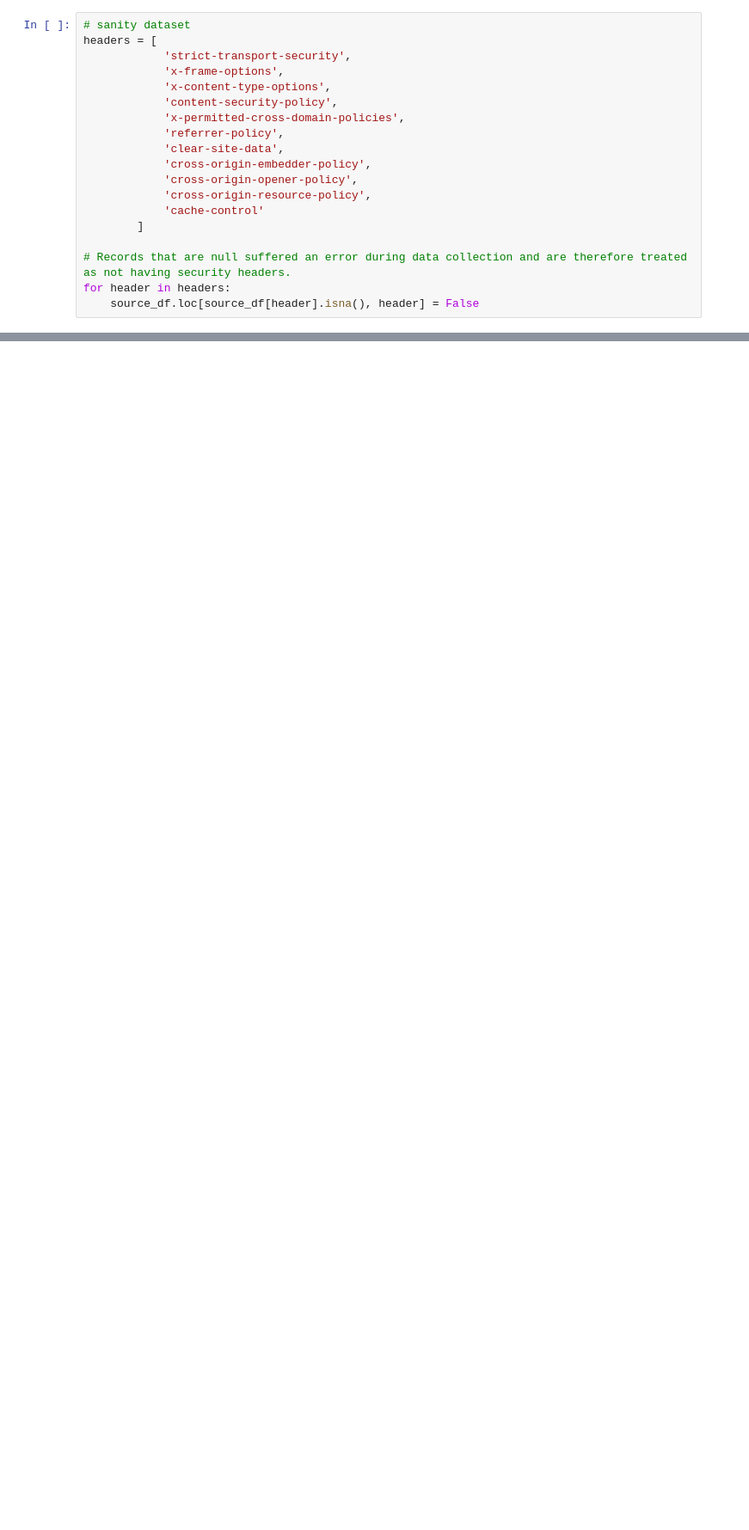
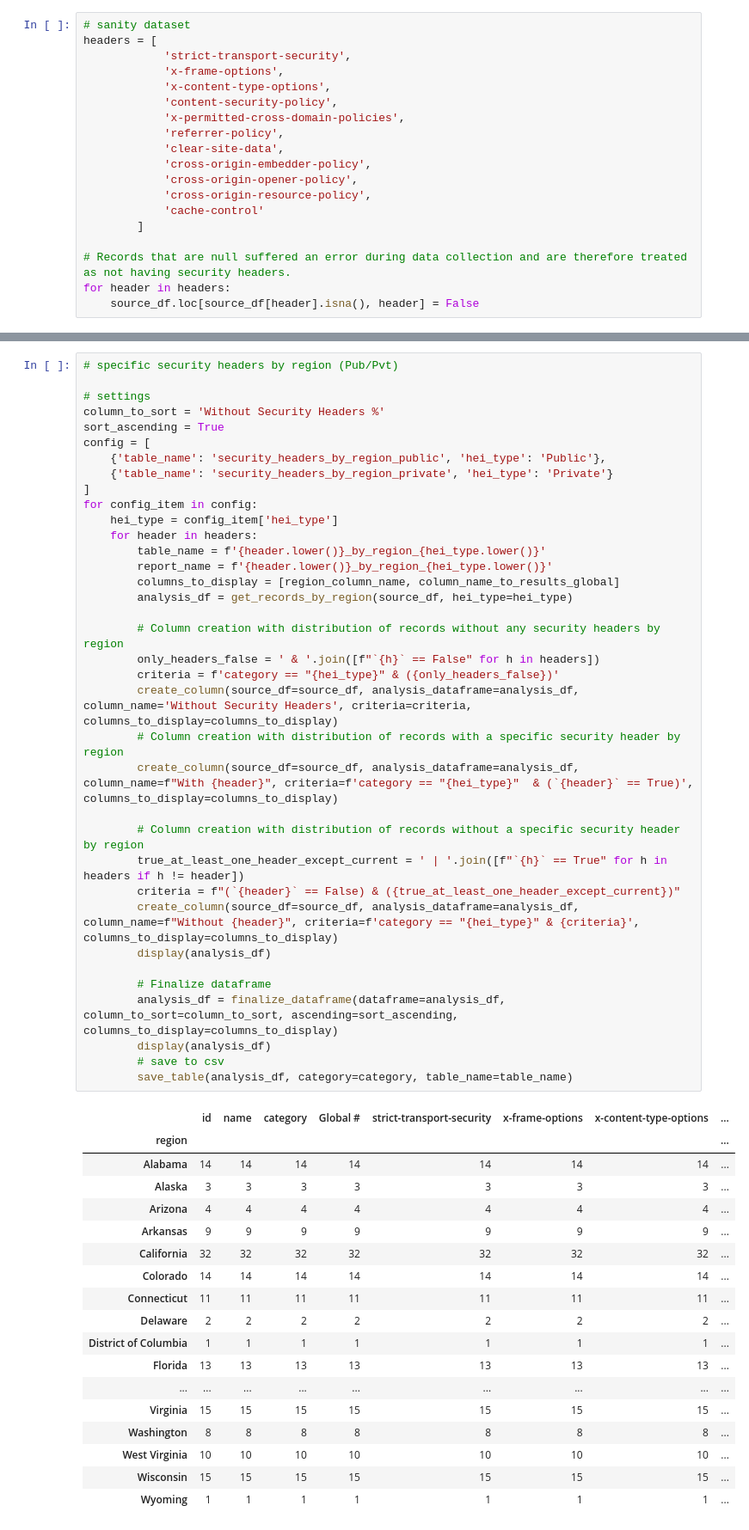
Before and after one commit to jacksonbarreto/WebSecureScout-Analyzer, a Jupyter notebook: analizer/security_header_analysis.ipynb, the cells around one changed output, grey strips where cells are left out. Shown at 86% size. Saved outputs shown, nothing was run; the diff lists cells and outputs as text; blank space fills up the shorter version.

```diff
--- a/analizer/security_header_analysis.ipynb
+++ b/analizer/security_header_analysis.ipynb
@@ -131,0 +251,55 @@ In contrast, private institutions in Georgia (0.00\%), Texas (0.00\%), and Color
+# %%
+# specific security headers by region (Pub/Pvt)
+
+# settings
+column_to_sort = 'Without Security Headers %'
+sort_ascending = True
+config = [
+    {'table_name': 'security_headers_by_region_public', 'hei_type': 'Public'},
+    {'table_name': 'security_headers_by_region_private', 'hei_type': 'Private'}
+]
+for config_item in config:
+    hei_type = config_item['hei_type']
+    for header in headers:
+        table_name = f'{header.lower()}_by_region_{hei_type.lower()}'
+        report_name = f'{header.lower()}_by_region_{hei_type.lower()}'
+        columns_to_display = [region_column_name, column_name_to_results_global]
+        analysis_df = get_records_by_region(source_df, hei_type=hei_type)
+
+        # Column creation with distribution of records without any security headers by region
+        only_headers_false = ' & '.join([f"`{h}` == False" for h in headers])
+        criteria = f'category == "{hei_type}" & ({only_headers_false})'
+        create_column(source_df=source_df, analysis_dataframe=analysis_df, column_name='Without Security Headers', criteria=criteria, columns_to_display=columns_to_display)
+        # Column creation with distribution of records with a specific security header by region
+        create_column(source_df=source_df, analysis_dataframe=analysis_df, column_name=f"With {header}", criteria=f'category == "{hei_type}"  & (`{header}` == True)', columns_to_display=columns_to_display)
+
+        # Column creation with distribution of records without a specific security header by region
+        true_at_least_one_header_except_current = ' | '.join([f"`{h}` == True" for h in headers if h != header])
+        criteria = f"(`{header}` == False) & ({true_at_least_one_header_except_current})"
+        create_column(source_df=source_df, analysis_dataframe=analysis_df, column_name=f"Without {header}", criteria=f'category == "{hei_type}" & {criteria}', columns_to_display=columns_to_display)
+        display(analysis_df)
+
+        # Finalize dataframe
+        analysis_df = finalize_dataframe(dataframe=analysis_df, column_to_sort=column_to_sort, ascending=sort_ascending, columns_to_display=columns_to_display)
+        display(analysis_df)
+        # save to csv
+        save_table(analysis_df, category=category, table_name=table_name)
+# %% [output]
+|  | id | name | category | Global # | strict-transport-security | x-frame-options | x-content-type-options | ... |
+| region |  |  |  |  |  |  |  | ... |
+| Alabama | 14 | 14 | 14 | 14 | 14 | 14 | 14 | ... |
+| Alaska | 3 | 3 | 3 | 3 | 3 | 3 | 3 | ... |
+| Arizona | 4 | 4 | 4 | 4 | 4 | 4 | 4 | ... |
+| Arkansas | 9 | 9 | 9 | 9 | 9 | 9 | 9 | ... |
+| California | 32 | 32 | 32 | 32 | 32 | 32 | 32 | ... |
+| Colorado | 14 | 14 | 14 | 14 | 14 | 14 | 14 | ... |
+| Connecticut | 11 | 11 | 11 | 11 | 11 | 11 | 11 | ... |
+| Delaware | 2 | 2 | 2 | 2 | 2 | 2 | 2 | ... |
+| District of Columbia | 1 | 1 | 1 | 1 | 1 | 1 | 1 | ... |
+| Florida | 13 | 13 | 13 | 13 | 13 | 13 | 13 | ... |
+| ... | ... | ... | ... | ... | ... | ... | ... | ... |
+| Virginia | 15 | 15 | 15 | 15 | 15 | 15 | 15 | ... |
+| Washington | 8 | 8 | 8 | 8 | 8 | 8 | 8 | ... |
+| West Virginia | 10 | 10 | 10 | 10 | 10 | 10 | 10 | ... |
+| Wisconsin | 15 | 15 | 15 | 15 | 15 | 15 | 15 | ... |
+| Wyoming | 1 | 1 | 1 | 1 | 1 | 1 | 1 | ... |
```
Also changed, not shown: parts of 7 cells of this notebook, 11 other files.
